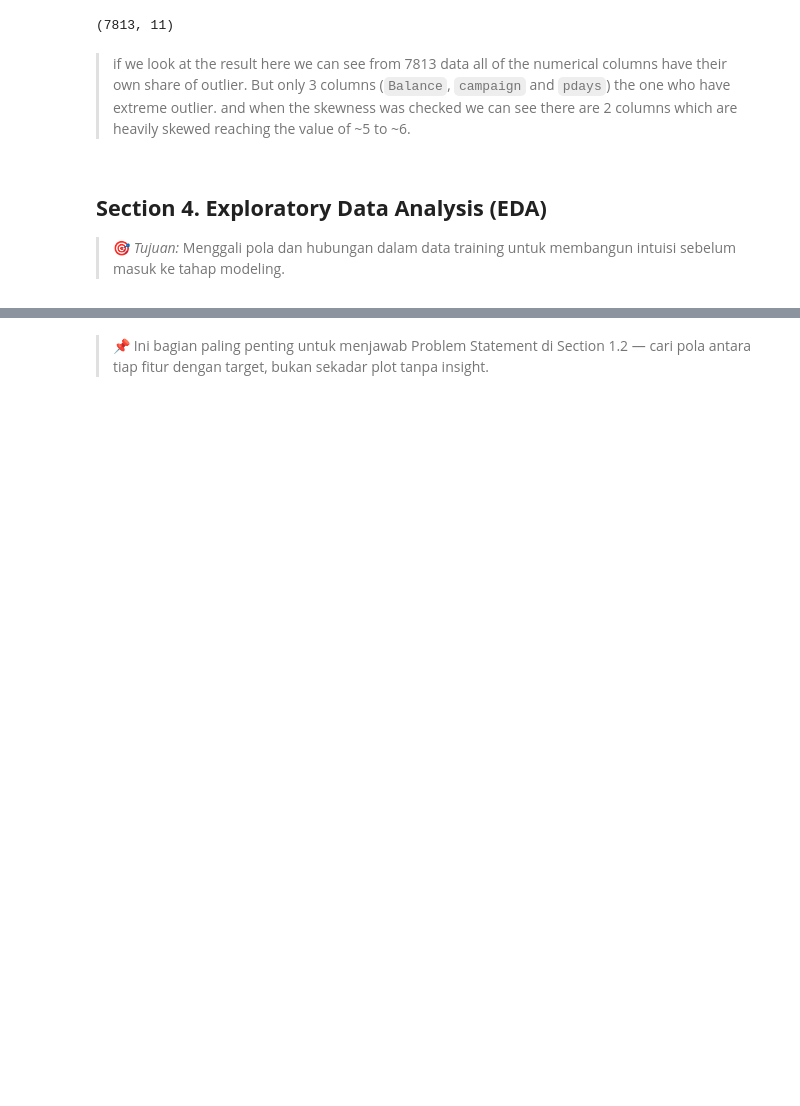
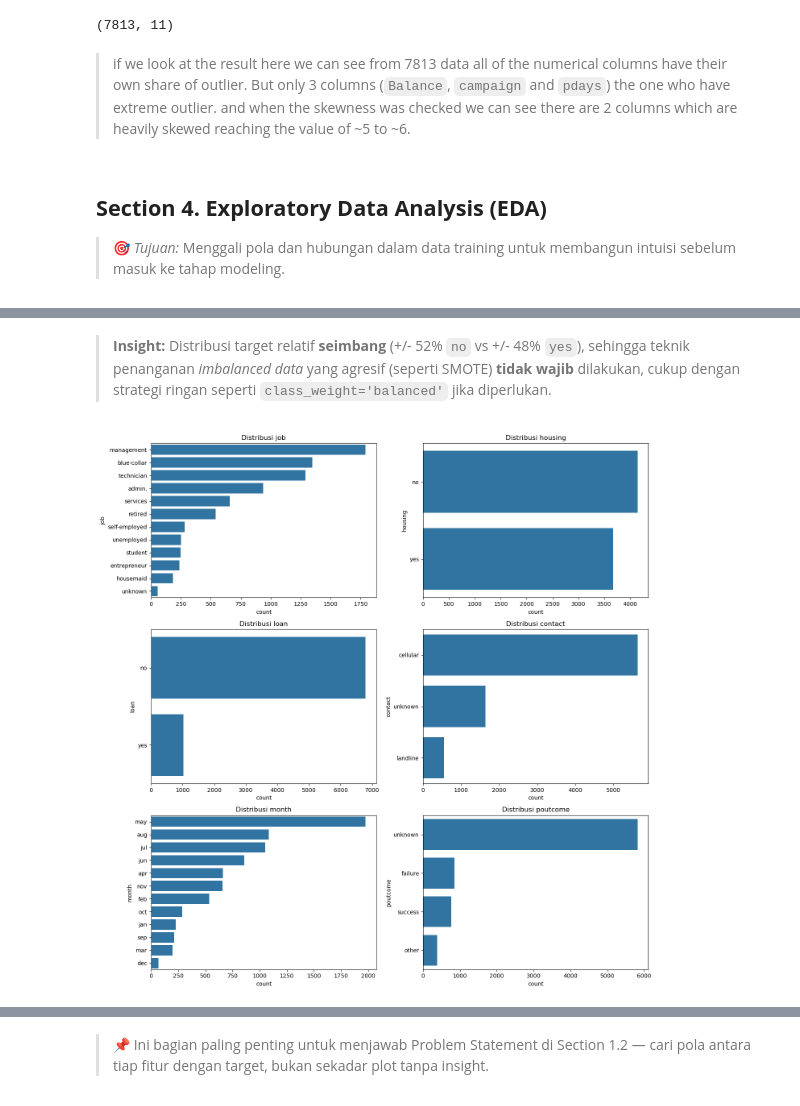
Before and after one commit to ElmarLeonard9/Bank_Marketing_Campaign_Analysis_-_ML, a Jupyter notebook: notebook/1.0-bdp-notebook.ipynb, the cells around one changed output, grey strips where cells are left out. Cells and saved outputs as stored; diff of their text form; code cells hidden in the pictures; blank space fills up the shorter version.

```diff
--- a/notebook/1.0-bdp-notebook.ipynb
+++ b/notebook/1.0-bdp-notebook.ipynb
@@ -119,0 +315,10 @@ memory usage: 932.4 KB
+# %%
+# "unknown" pada dataset ini kemungkinan besar merepresentasikan missing value yang
+# tidak dicatat secara eksplisit sebagai NaN. Mari kita cek proporsinya di tiap kolom.
+cat_columns = df.select_dtypes(exclude="number").columns
+
+for col in cat_columns:
+    if "unknown" in df[col].unique():
+        n_unknown = (df[col] == "unknown").sum()
+        pct_unknown = n_unknown / len(df) * 100
+        print(f"Kolom '{col}': {n_unknown} baris ({pct_unknown:.2f}%) bernilai 'unknown'")
@@ -495,0 +766,16 @@ df.shape
+# %% [markdown]
+> **Insight:** Distribusi target relatif **seimbang** (+/- 52% `no` vs +/- 48% `yes`), sehingga teknik penanganan *imbalanced data* yang agresif (seperti SMOTE) **tidak wajib** dilakukan, cukup dengan strategi ringan seperti `class_weight='balanced'` jika diperlukan.
+# %%
+#Distribusi fitur kategorikal (proporsi tiap kategori)
+cat_features = ['job', 'housing', 'loan', 'contact', 'month', 'poutcome']
+
+fig, axes = plt.subplots(3, 2, figsize=(14, 14))
+axes = axes.flatten()
+for ax, col in zip(axes, cat_features):
+    order = df[col].value_counts().index
+    sns.countplot(data=df, y=col, order=order, ax=ax)
+    ax.set_title(f"Distribusi {col}")
+plt.tight_layout()
+plt.show()
+# %% [output]
+[figure, added]
```
Also changed, not shown: parts of 51 cells of this notebook.
